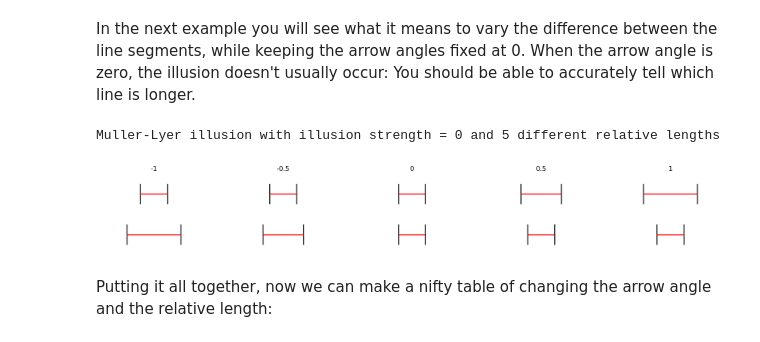
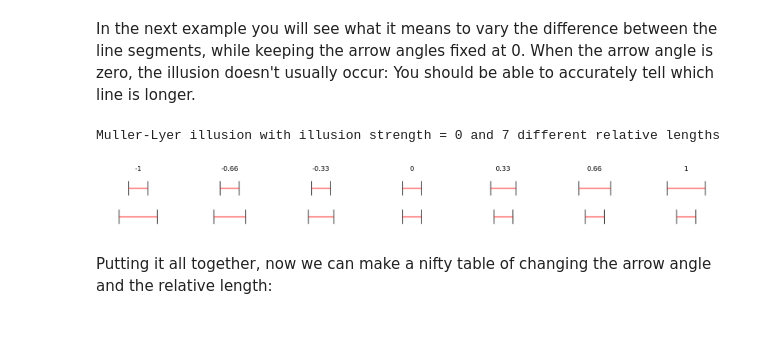
Before and after one commit to ahna/illusion-lab, a Jupyter notebook: Lab2.ipynb, the cells around one changed output. Saved outputs shown, nothing was run; the diff lists cells and outputs as text; code cells hidden in the pictures.

```diff
--- a/Lab2.ipynb
+++ b/Lab2.ipynb
@@ -65,6 +66,6 @@ In Pyllusion's implementation of the Muller-Lyer illusion there are two main par
 In the next example you will see what it means to vary the illusion strength, while keeping the difference between the upper and bottom lines at zero. Even though the red lines are always the same length, do you see that sometimes the top and bottom lines appear to be different lengths, especially when the illusion strength (arrow angles) are high?
 # %%
 # pre-render a bunch of illusions -- it takes a few minutes but will result in faster experiments
-stimuli_dict = pyllusion_lab.pre_render_stimuli(illusion_type, illusion_strengths=[-30, -15, 0, 15, 30], standard=0.5, differences=[-1, -0.5, 0, 0.5, 1], prerendered_stimuli_dir=prerendered_stimuli_dir);
+stimuli_dict = pyllusion_lab.pre_render_stimuli(illusion_type, illusion_strengths=[-30, -15, 0, 15, 30], standard=0.5, differences=[-1, -0.66, -0.33, 0, 0.33, 0.66, 1], prerendered_stimuli_dir=prerendered_stimuli_dir);
 # %% [output]
 -30 -1
@@ -103,18 +108,18 @@ Muller-Lyer illusion with 5 different arrow angles (illusion strengths)
 In the next example you will see what it means to vary the difference between the line segments, while keeping the arrow angles fixed at 0. When the arrow angle is zero, the illusion doesn't usually occur: You should be able to accurately tell which line is longer.
 # %%
 illusion_strength = 0
-differences = [-1, -0.5, 0, 0.5, 1]
+differences = [-1, -0.66, -0.33, 0, 0.33, 0.66, 1]
 plt.figure(figsize=(20,5))
 for i,delta in enumerate(differences, start=1):
     plt.subplot(1,len(differences),i)
     stimulus_img, stimulus_params = pyllusion_lab.load_prerendered_stimulus(stimuli_dict, illusion_strength, delta)
     plt.imshow(stimulus_img)
     plt.axis('off')
     plt.title(delta)
-print(f"Muller-Lyer illusion with illusion strength = 0 and {len(differences)} different relative lengths")
+print(f"{illusion_type} illusion with illusion strength = 0 and {len(differences)} different relative lengths")
 # %% [output]
-Muller-Lyer illusion with illusion strength = 0 and 5 different relative lengths
+Muller-Lyer illusion with illusion strength = 0 and 7 different relative lengths
-[figure, old version]
+[figure, new version]
 # %% [markdown]
 Putting it all together, now we can make a nifty table of changing the arrow angle and the relative length:
 # %%
```
Also changed, not shown: parts of 19 cells of this notebook, 1 other file.
